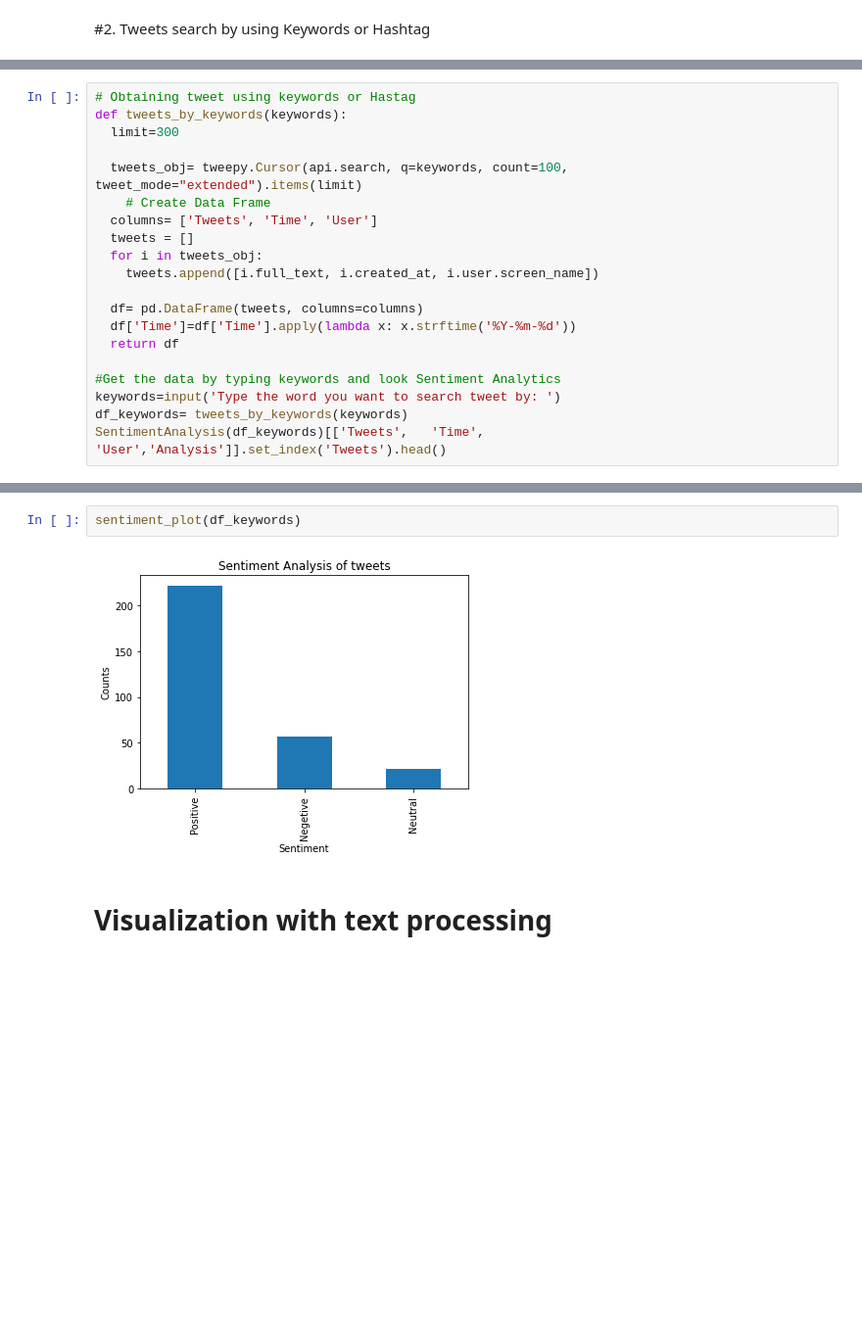
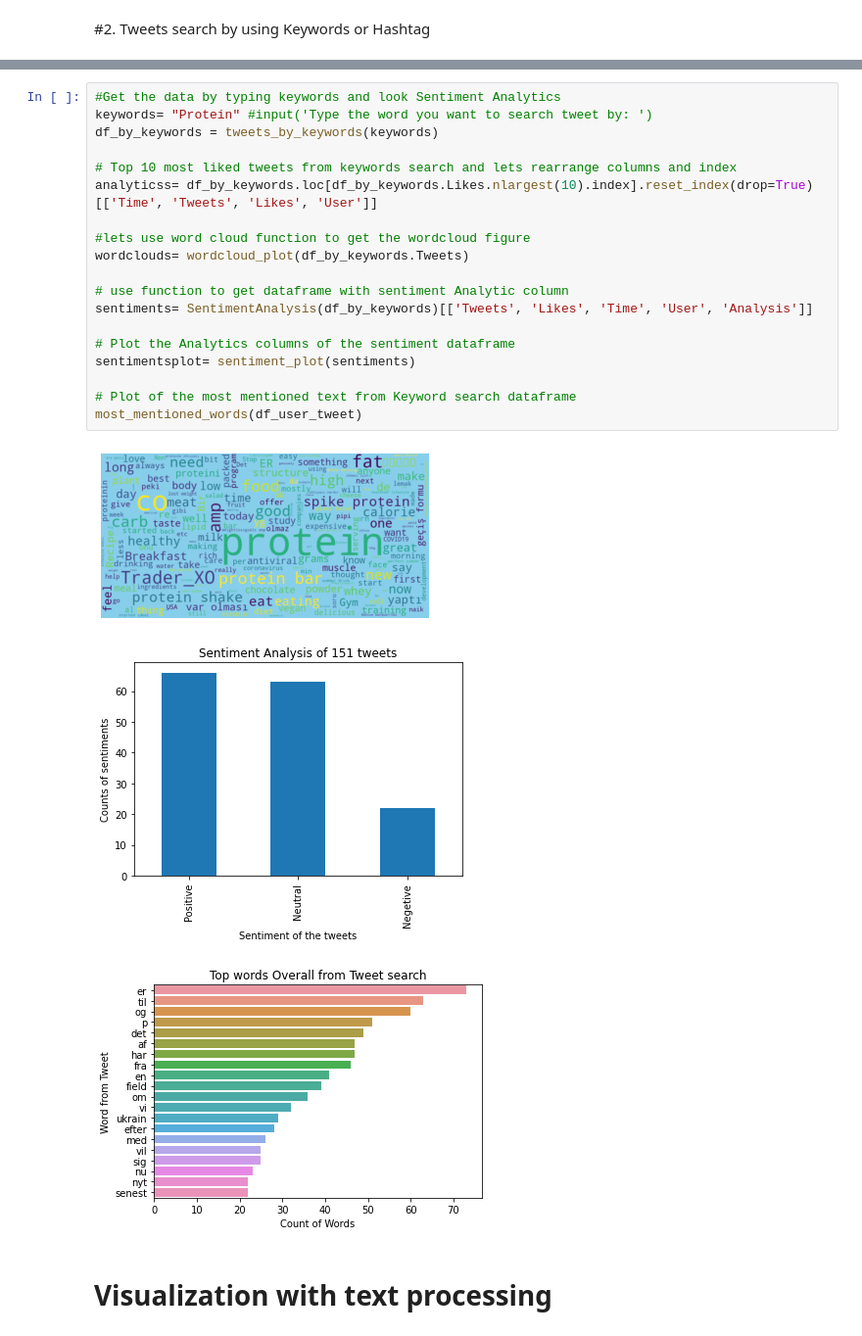
Before and after one commit to mrchapagain/SocialNetworkAnalytics, a Jupyter notebook: TwiteerDataAnalytics-singleClass.ipynb, the cells around one changed output, grey strips where cells are left out. Shown: that part at 98% size. Drawn from its saved outputs; the diff is of its cells as text; blank space fills up the shorter version.

```diff
--- a/TwiteerDataAnalytics-singleClass.ipynb
+++ b/TwiteerDataAnalytics-singleClass.ipynb
@@ -280,20 +209,0 @@ sentiment_plot(df_sentiment)
-# %%
-# Obtaining tweet using keywords or Hastag
-def tweets_by_keywords(keywords):
-  limit=300
-
-  tweets_obj= tweepy.Cursor(api.search, q=keywords, count=100, tweet_mode="extended").items(limit)
-    # Create Data Frame
-  columns= ['Tweets', 'Time', 'User']
-  tweets = []
-  for i in tweets_obj:
-    tweets.append([i.full_text, i.created_at, i.user.screen_name])
-
-  df= pd.DataFrame(tweets, columns=columns)
-  df['Time']=df['Time'].apply(lambda x: x.strftime('%Y-%m-%d'))
-  return df
-
-#Get the data by typing keywords and look Sentiment Analytics
-keywords=input('Type the word you want to search tweet by: ')
-df_keywords= tweets_by_keywords(keywords)
-SentimentAnalysis(df_keywords)[['Tweets',	'Time',	'User','Analysis']].set_index('Tweets').head()
@@ -315,6 +210,25 @@ wordcloud_plot(df_keywords['Tweets'])
-# %%
-sentiment_plot(df_keywords)
-# %% [output]
-[figure, removed]
+# %%
+#Get the data by typing keywords and look Sentiment Analytics
+keywords= "Protein" #input('Type the word you want to search tweet by: ')
+df_by_keywords = tweets_by_keywords(keywords)
+
+# Top 10 most liked tweets from keywords search and lets rearrange columns and index
+analyticss= df_by_keywords.loc[df_by_keywords.Likes.nlargest(10).index].reset_index(drop=True)[['Time', 'Tweets', 'Likes', 'User']]
+
+#lets use word cloud function to get the wordcloud figure
+wordclouds= wordcloud_plot(df_by_keywords.Tweets)
+
+# use function to get dataframe with sentiment Analytic column
+sentiments= SentimentAnalysis(df_by_keywords)[['Tweets', 'Likes', 'Time', 'User', 'Analysis']]
+
+# Plot the Analytics columns of the sentiment dataframe
+sentimentsplot= sentiment_plot(sentiments)
+
+# Plot of the most mentioned text from Keyword search dataframe
+most_mentioned_words(df_user_tweet)
+# %% [output]
+[figure, added]
+[figure, added]
+[figure, added]
 # %% [markdown]
 # Visualization with text processing
```
Also changed, not shown: parts of 27 cells of this notebook.
